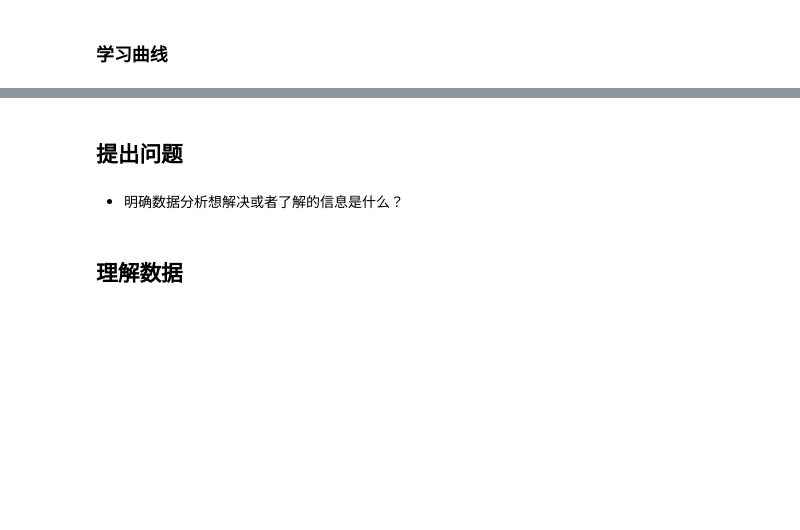
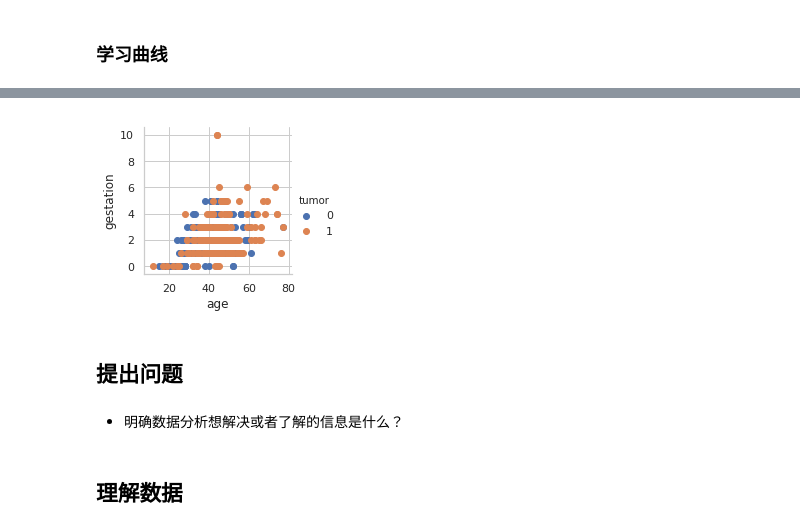
Before and after one commit to dearfad/mmhelper, a Jupyter notebook: mmhelper.ipynb, the cells around one changed output, grey strips where cells are left out. Drawn from its saved outputs; the diff is of its cells as text; code cells hidden in the pictures; blank space fills up the shorter version.

```diff
--- a/mmhelper.ipynb
+++ b/mmhelper.ipynb
@@ -177,3 +224,12 @@ for key in models:
+# %%
+# For Age and Axillary nodes dect
+sns.set_style('whitegrid')
+sns.FacetGrid(data, hue='tumor', height=3) \
+    .map(plt.scatter, 'age', 'gestation') \
+    .add_legend()
+plt.show()
+# %% [output]
+[figure, added]
 # %% [markdown]
 ## 提出问题
 # %% [markdown]
```
Also changed, not shown: parts of 10 cells of this notebook.
